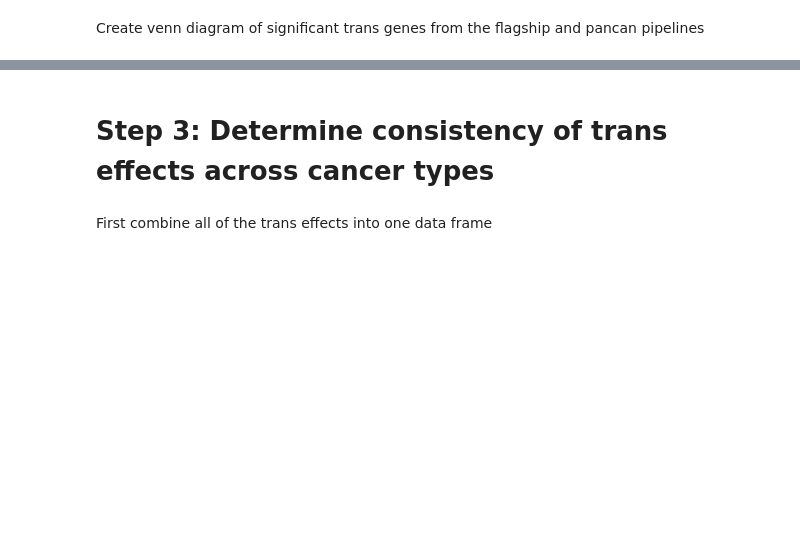
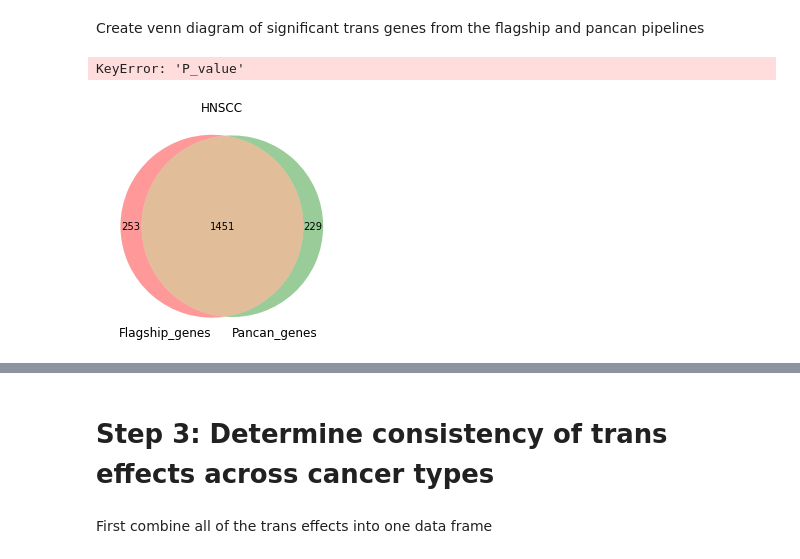
Before and after one commit to PayneLab/WhenMutationsDontMatter, a Jupyter notebook: Computational_Artifacts/Flagship_vs_Pancan_trans_effects.ipynb, the cells around one changed output, grey strips where cells are left out. Cells and saved outputs as stored; diff of their text form; code cells hidden in the pictures; blank space fills up the shorter version.

```diff
--- a/Computational_Artifacts/Flagship_vs_Pancan_trans_effects.ipynb
+++ b/Computational_Artifacts/Flagship_vs_Pancan_trans_effects.ipynb
@@ -99,5 +20,0 @@ pancan_gbm_df = make_trans_df(pc_g)
-# %%
-#Flagship
-hnscc_df = make_trans_df(hnscc)
-#pancan
-pancan_hnscc = make_trans_df(pc_hn)
@@ -137,12 +60,17 @@ pancan_colon = make_trans_df(pc_col)
 Create venn diagram of significant trans genes from the flagship and pancan pipelines
 # %%
 def compare_og_pancan_trans_genes(og_df, pancan_df,title):
+    #in running the trans effects duplicate gene names due different database ids were labeled with _1 ect.
+    #we will remove them when comparing significant gene names for trans effects
     og_df["Comparison"] = og_df['Comparison'].str.replace(r"_\d","")
+    og_df.columns = og_df.columns.str.replace(r"(?<=P_value)_\w.*","")
+
     og_genes = og_df.loc[(og_df["P_value"] <= 0.05)].Comparison.to_list()
 
     pancan_df["Comparison"] = pancan_df['Comparison'].str.replace(r"_\d","")
+    pancan_df.columns = pancan_df.columns.str.replace(r"(?<=P_value)_\w.*","")
     pancan_genes = pancan_df.loc[(pancan_df["P_value"] <= 0.05)].Comparison.to_list()
-
+    #remove duplicates due to deleting _1 labels
     og_genes = set(og_genes)
     pancan_genes = set(pancan_genes)
     venn2([og_genes,pancan_genes],("Flagship_genes", "Pancan_genes"))
@@ -170,0 +78,14 @@ compare_og_pancan_trans_genes(ov_df, pancan_ov,"OV")
+# %%
+#GBM
+compare_og_pancan_trans_genes(Gbm_df, Gbm_df_pc,"GBM")
+#gbm_df = gbm_df.rename({"Correlation": "Correlation_GBM", "P_value": "P_value_GBM"}, axis='columns')
+#pancan_gbm_df = pancan_gbm_df.rename({"Correlation": "Correlation_GBM", "P_value": "P_value_GBM"}, axis='columns')
+# %% [output]
+KeyError: 'P_value'
+# %%
+#HNSCC
+compare_og_pancan_trans_genes(hnscc_df, pancan_hnscc,"HNSCC")
+hnscc_df = hnscc_df.rename({"Correlation": "Correlation_HNSCC", "P_value": "P_value_HNSCC"}, axis='columns')
+pancan_hnscc_df = pancan_hnscc.rename({"Correlation": "Correlation_HNSCC", "P_value": "P_value_HNSCC"}, axis='columns')
+# %% [output]
+[figure, added]
```
Also changed, not shown: parts of 54 cells of this notebook.
